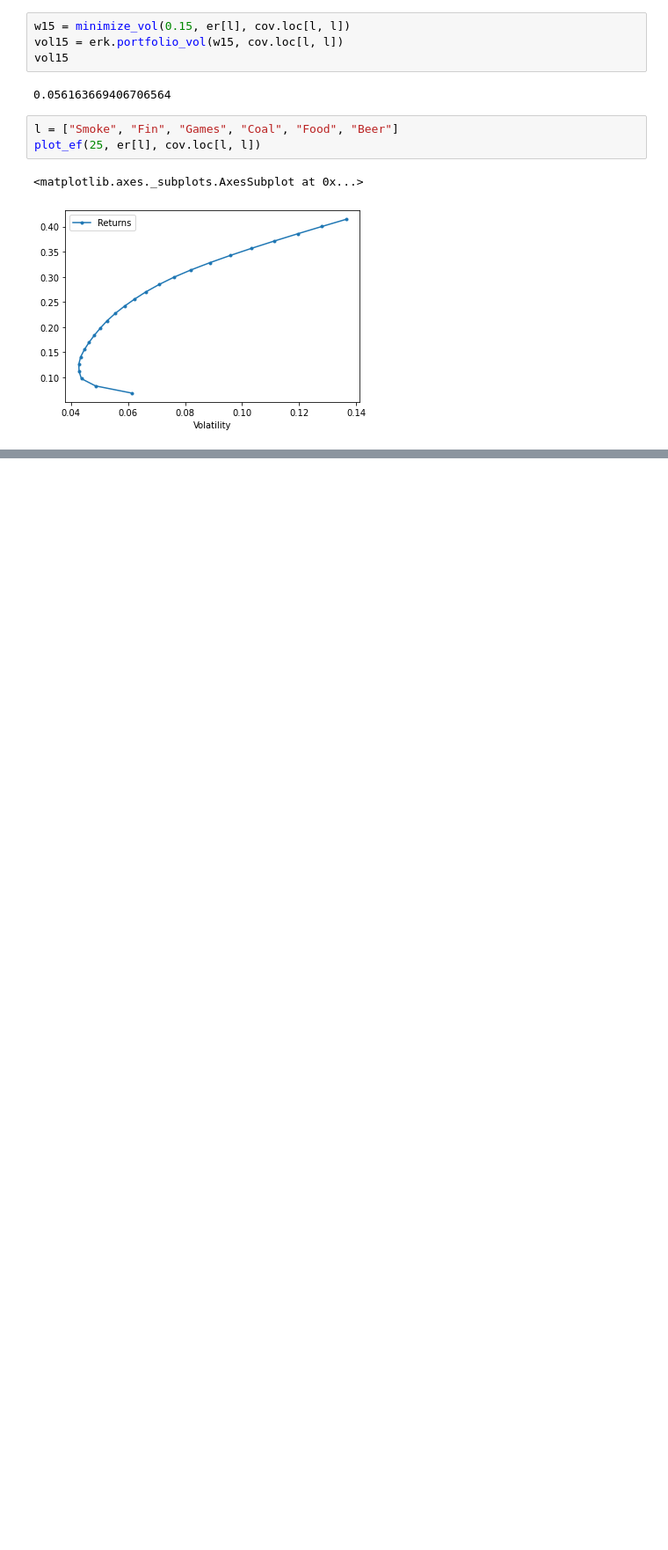
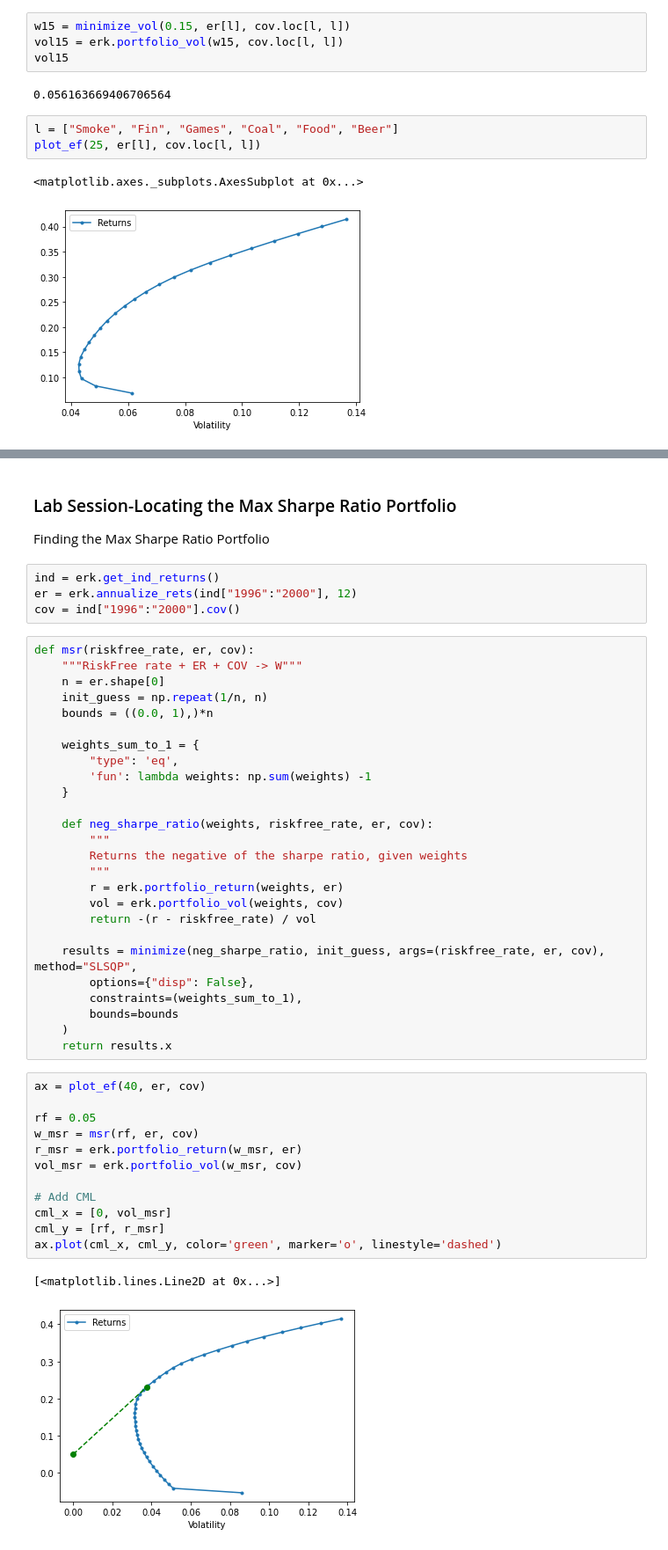
Before and after one commit to anjosma/introduction_portfolio_construction, a Jupyter notebook: notebook.ipynb, the cells around one changed output, grey strips where cells are left out. Shown at 88% size. Cells and saved outputs as stored; diff of their text form; blank space fills up the shorter version.

```diff
--- a/notebook.ipynb
+++ b/notebook.ipynb
@@ -1102,0 +1116,48 @@ plot_ef(25, er[l], cov.loc[l, l])
+# %% [markdown]
+### Lab Session-Locating the Max Sharpe Ratio Portfolio
+Finding the Max Sharpe Ratio Portfolio
+# %%
+ind = erk.get_ind_returns()
+er = erk.annualize_rets(ind["1996":"2000"], 12)
+cov = ind["1996":"2000"].cov()
+# %%
+def msr(riskfree_rate, er, cov):
+    """RiskFree rate + ER + COV -> W"""
+    n = er.shape[0]
+    init_guess = np.repeat(1/n, n)
+    bounds = ((0.0, 1),)*n
+
+    weights_sum_to_1 = {
+        "type": 'eq',
+        'fun': lambda weights: np.sum(weights) -1
+    }
+
+    def neg_sharpe_ratio(weights, riskfree_rate, er, cov):
+        """
+        Returns the negative of the sharpe ratio, given weights
+        """
+        r = erk.portfolio_return(weights, er)
+        vol = erk.portfolio_vol(weights, cov)
+        return -(r - riskfree_rate) / vol
+
+    results = minimize(neg_sharpe_ratio, init_guess, args=(riskfree_rate, er, cov), method="SLSQP",
+        options={"disp": False},
+        constraints=(weights_sum_to_1),
+        bounds=bounds
+    )
+    return results.x
+# %%
+ax = plot_ef(40, er, cov)
+
+rf = 0.05
+w_msr = msr(rf, er, cov)
+r_msr = erk.portfolio_return(w_msr, er)
+vol_msr = erk.portfolio_vol(w_msr, cov)
+
+# Add CML
+cml_x = [0, vol_msr]
+cml_y = [rf, r_msr]
+ax.plot(cml_x, cml_y, color='green', marker='o', linestyle='dashed')
+# %% [output]
+[<matplotlib.lines.Line2D at 0x...>]
+[figure, added]
```
Also changed, not shown: parts of 6 cells of this notebook, 1 other file.
